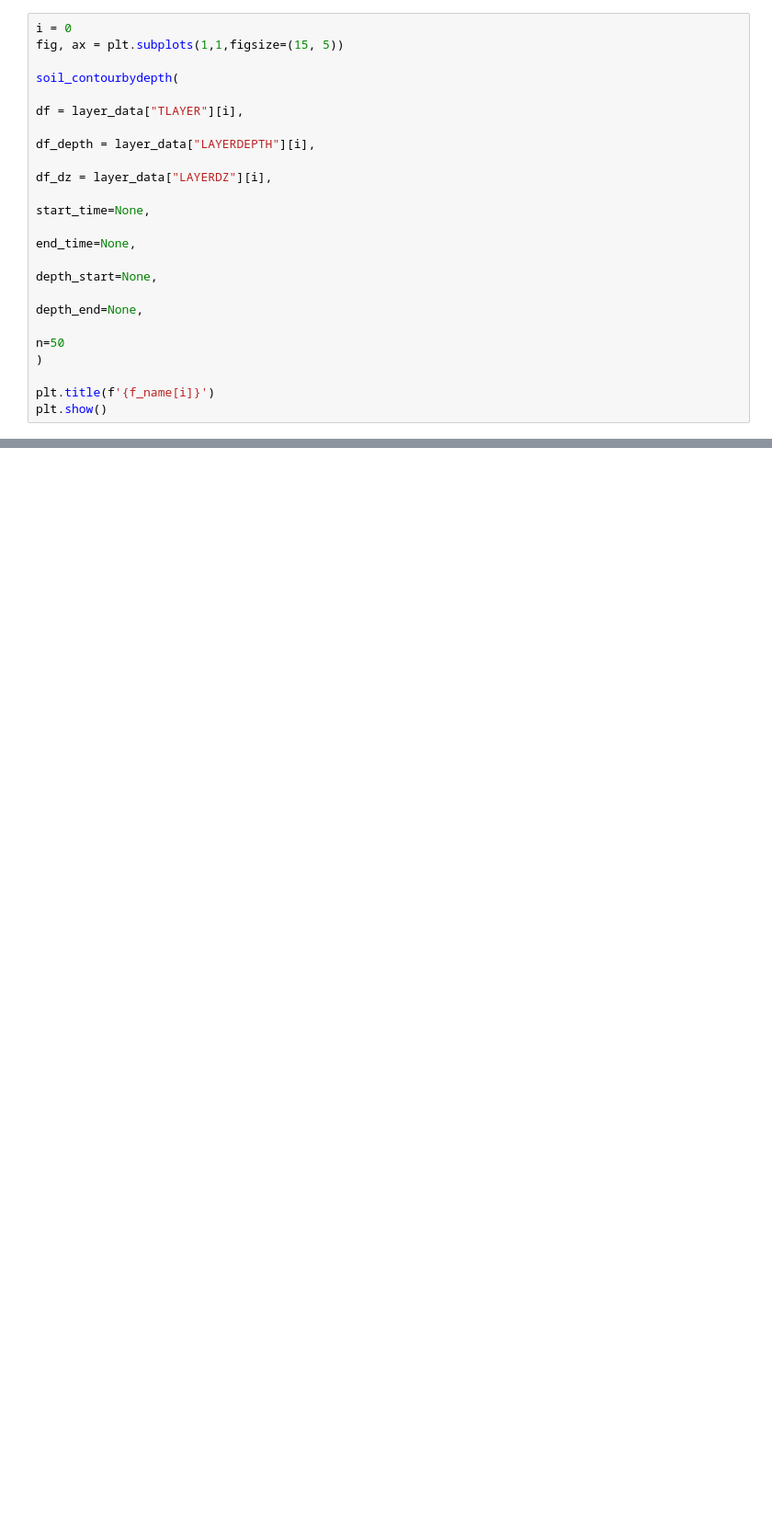
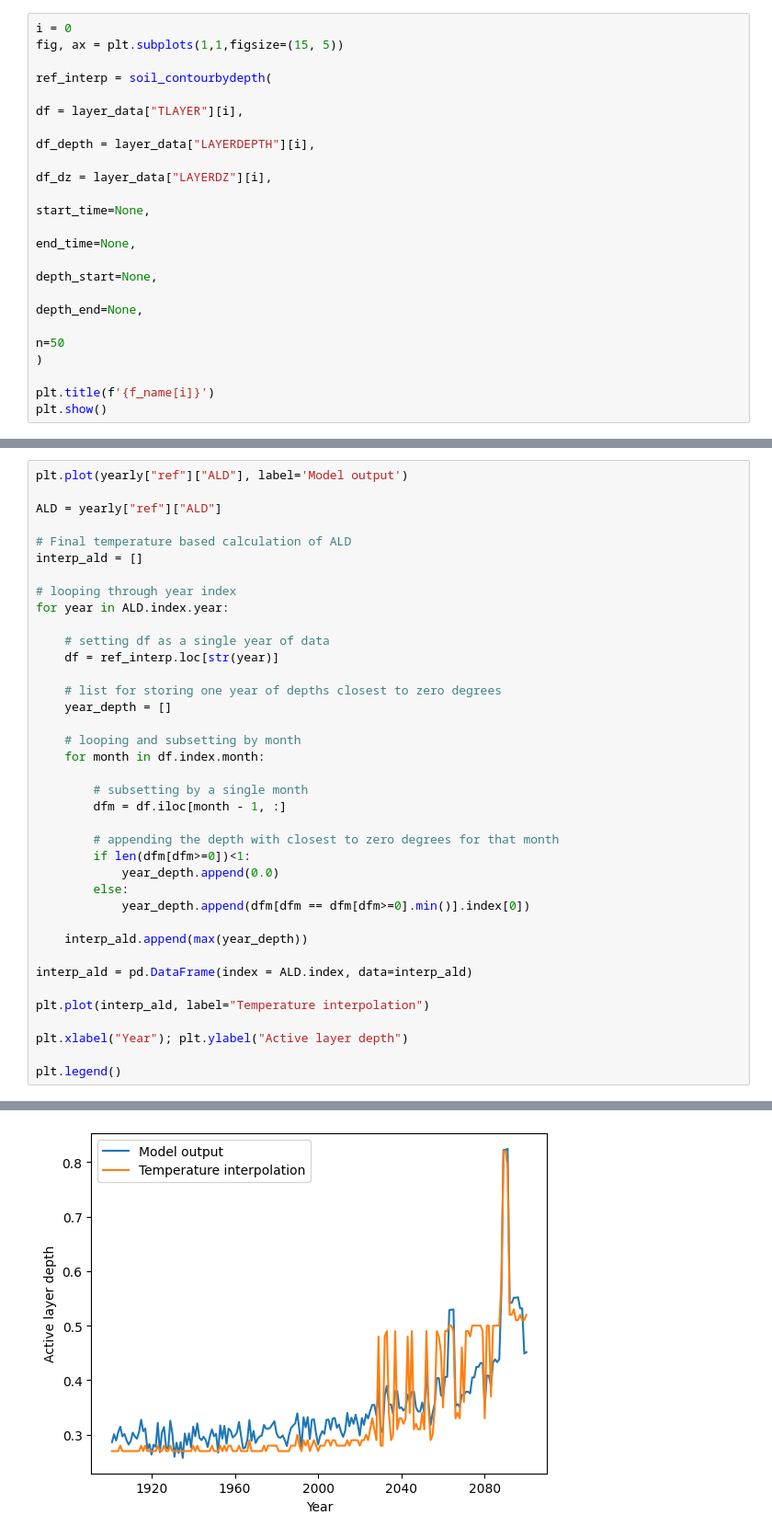
Before and after one commit to uaf-arctic-eco-modeling/dvm-dos-tem, a Jupyter notebook: latent_heat_curves/Comparing_Code_Changes.ipynb, the cells around one changed output, grey strips where cells are left out. Shown at 92% size. Drawn from its saved outputs; the diff is of its cells as text; blank space fills up the shorter version.

```diff
--- a/latent_heat_curves/Comparing_Code_Changes.ipynb
+++ b/latent_heat_curves/Comparing_Code_Changes.ipynb
@@ -375,7 +380,7 @@ plt.show()
 i = 0
 fig, ax = plt.subplots(1,1,figsize=(15, 5))
 
-soil_contourbydepth(
+ref_interp = soil_contourbydepth(
 
 df = layer_data["TLAYER"][i],
 
@@ -453,0 +459,39 @@ plt.show()
+# %%
+plt.plot(yearly["ref"]["ALD"], label='Model output')
+
+ALD = yearly["ref"]["ALD"]
+
+# Final temperature based calculation of ALD
+interp_ald = []
+
+# looping through year index
+for year in ALD.index.year:
+
+    # setting df as a single year of data
+    df = ref_interp.loc[str(year)]
+
+    # list for storing one year of depths closest to zero degrees
+    year_depth = []
+
+    # looping and subsetting by month
+    for month in df.index.month:
+
+        # subsetting by a single month
+        dfm = df.iloc[month - 1, :]
+
+        # appending the depth with closest to zero degrees for that month
+        if len(dfm[dfm>=0])<1:
+            year_depth.append(0.0)
+        else:
+            year_depth.append(dfm[dfm == dfm[dfm>=0].min()].index[0])
+
+    interp_ald.append(max(year_depth))
+
+interp_ald = pd.DataFrame(index = ALD.index, data=interp_ald)
+
+plt.plot(interp_ald, label="Temperature interpolation")
+
+plt.xlabel("Year"); plt.ylabel("Active layer depth")
+
+plt.legend()
+# %% [output]
@@ -453,0 +499 @@ plt.show()
+[figure, added]
```
Also changed, not shown: parts of 9 cells of this notebook, 2 other files.
